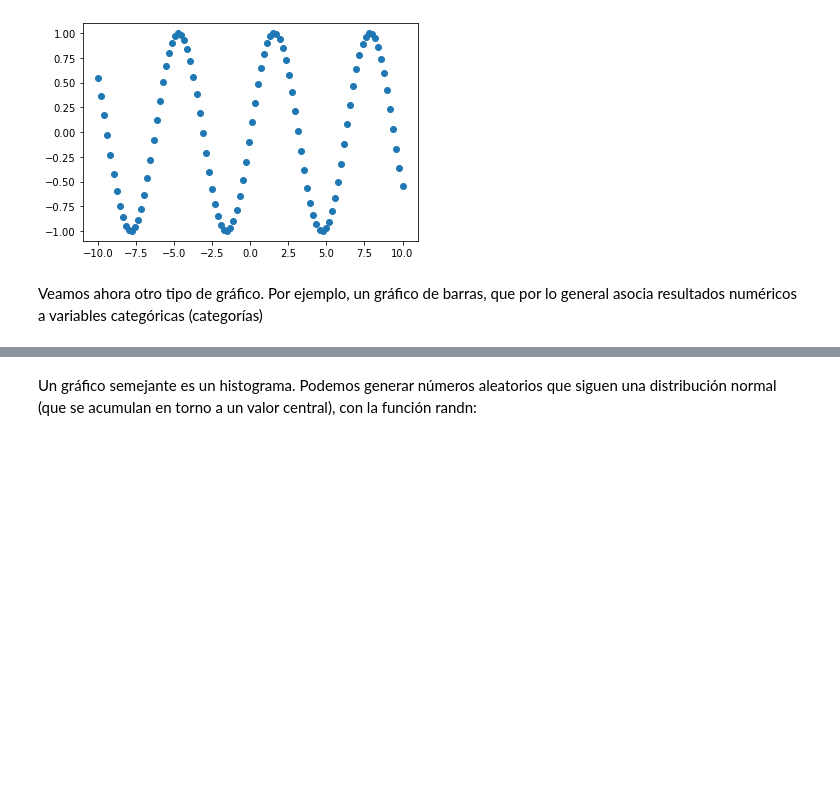
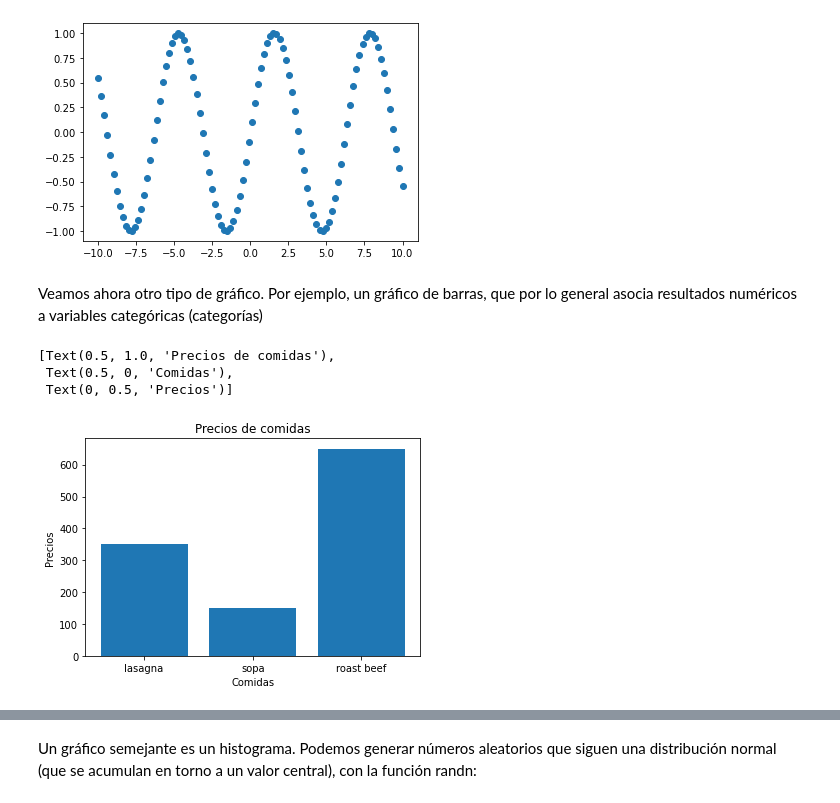
Before and after one commit to sszahinos/Python-Total-Course, a Jupyter notebook: Day 15 - Machine Learning/training/Python_TOTAL_Matplotlib.ipynb, the cells around one changed output, grey strips where cells are left out. Saved outputs shown, nothing was run; the diff lists cells and outputs as text; code cells hidden in the pictures; blank space fills up the shorter version.

```diff
--- a/Day 15 - Machine Learning/training/Python_TOTAL_Matplotlib.ipynb
+++ b/Day 15 - Machine Learning/training/Python_TOTAL_Matplotlib.ipynb
@@ -94,11 +94,19 @@ Veamos ahora otro tipo de gráfico. Por ejemplo, un gráfico de barras, que por
 # %%
 # Creemos un diccionario con tres platos y su respectivo precio
 # Las claves del diccionario serán los nombres de las comidas, y los valores asociados, su precio
+comidas = {"lasagna":350, "sopa":150, "roast beef":650}
 # %%
 # Crearemos un gráfico de barras donde el eje x está formado por las claves del diccionario,
 # y el eje y contiene los valores.
-
+fig, ax = plt.subplots()
+ax.bar(comidas.keys(), comidas.values())
 
 # Añadimos los títulos correspondientes
+ax.set(title="Precios de comidas", xlabel="Comidas", ylabel="Precios")
+# %% [output]
+[Text(0.5, 1.0, 'Precios de comidas'),
+ Text(0.5, 0, 'Comidas'),
+ Text(0, 0.5, 'Precios')]
+[figure, added]
 # %%
 # Probemos a continuación con un gráfico de barras horizontales
```
Also changed, not shown: parts of 7 cells of this notebook.
